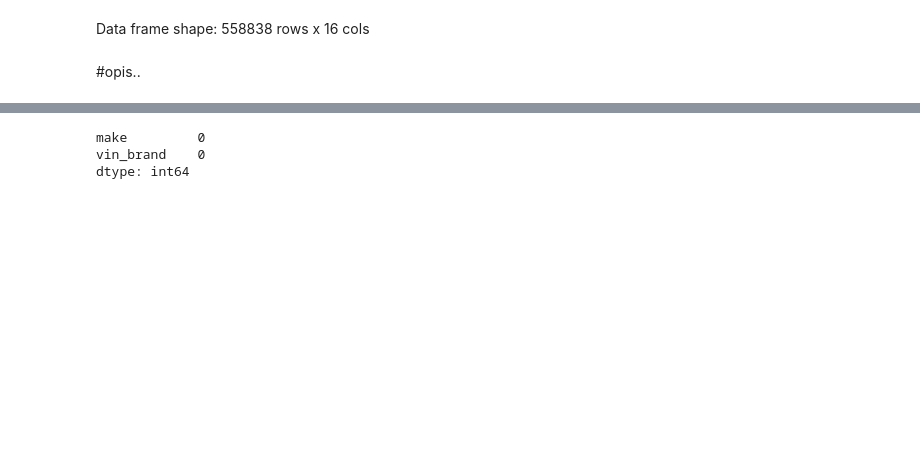
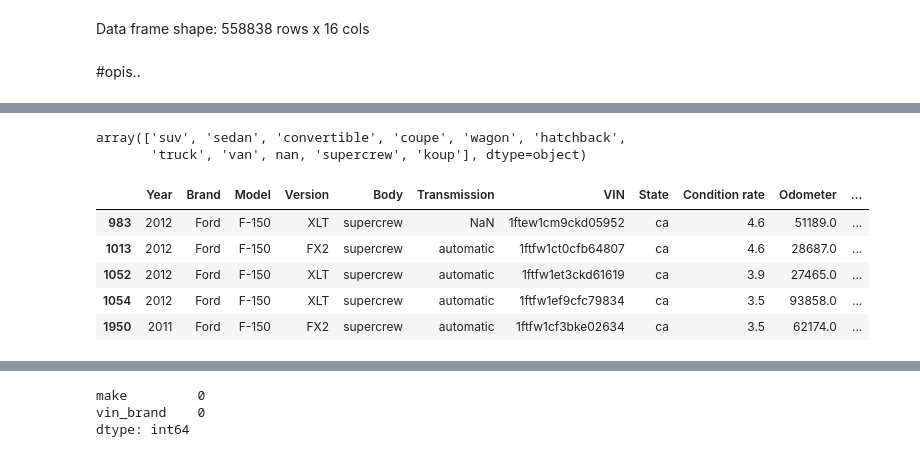
Before and after one commit to WildFireCodes/Data-Science-projects, a Jupyter notebook: Used_car_auction_prices/user_car_auction_prices.ipynb, the cells around one changed output, grey strips where cells are left out. Drawn from its saved outputs; the diff is of its cells as text; code cells hidden in the pictures; blank space fills up the shorter version.

```diff
--- a/Used_car_auction_prices/user_car_auction_prices.ipynb
+++ b/Used_car_auction_prices/user_car_auction_prices.ipynb
@@ -80,4 +58,4 @@ Data frame shape: 558838 rows x 16 cols
 # %% [markdown]
 #opis..
 # %%
-data_raw.info()
+used_car_prices_copy['Body'] = used_car_prices_copy['Body'].str.lower()
@@ -101,0 +78,20 @@ memory usage: 68.2+ MB
+# %%
+used_car_prices_copy['Body'].replace('.*cab.*', 'truck', inplace=True, regex=True)
+used_car_prices_copy['Body'].replace('.*coupe.*', 'coupe', inplace=True, regex=True)
+used_car_prices_copy['Body'].replace('.*convertible.*', 'convertible', inplace=True, regex=True)
+used_car_prices_copy['Body'].replace('.*wagon.*', 'wagon', inplace=True, regex=True)
+used_car_prices_copy['Body'].replace('.*sedan.*', 'sedan', inplace=True, regex=True)
+used_car_prices_copy['Body'].replace('.*van.*', 'van', inplace=True, regex=True)
+used_car_prices_copy['Body'].unique()
+# %% [output]
+array(['suv', 'sedan', 'convertible', 'coupe', 'wagon', 'hatchback',
+       'truck', 'van', nan, 'supercrew', 'koup'], dtype=object)
+# %%
+used_car_prices_copy[used_car_prices_copy['Body']=='supercrew'].head(5)
+# %% [output]
+|  | Year | Brand | Model | Version | Body | Transmission | VIN | State | Condition rate | Odometer | ... |
+| 983 | 2012 | Ford | F-150 | XLT | supercrew | NaN | 1ftew1cm9ckd05952 | ca | 4.6 | 51189.0 | ... |
+| 1013 | 2012 | Ford | F-150 | FX2 | supercrew | automatic | 1ftfw1ct0cfb64807 | ca | 4.6 | 28687.0 | ... |
+| 1052 | 2012 | Ford | F-150 | XLT | supercrew | automatic | 1ftfw1et3ckd61619 | ca | 3.9 | 27465.0 | ... |
+| 1054 | 2012 | Ford | F-150 | XLT | supercrew | automatic | 1ftfw1ef9cfc79834 | ca | 3.5 | 93858.0 | ... |
+| 1950 | 2011 | Ford | F-150 | FX2 | supercrew | automatic | 1ftfw1cf3bke02634 | ca | 3.5 | 62174.0 | ... |
```
Also changed, not shown: parts of 20 cells of this notebook, 1 other file.
